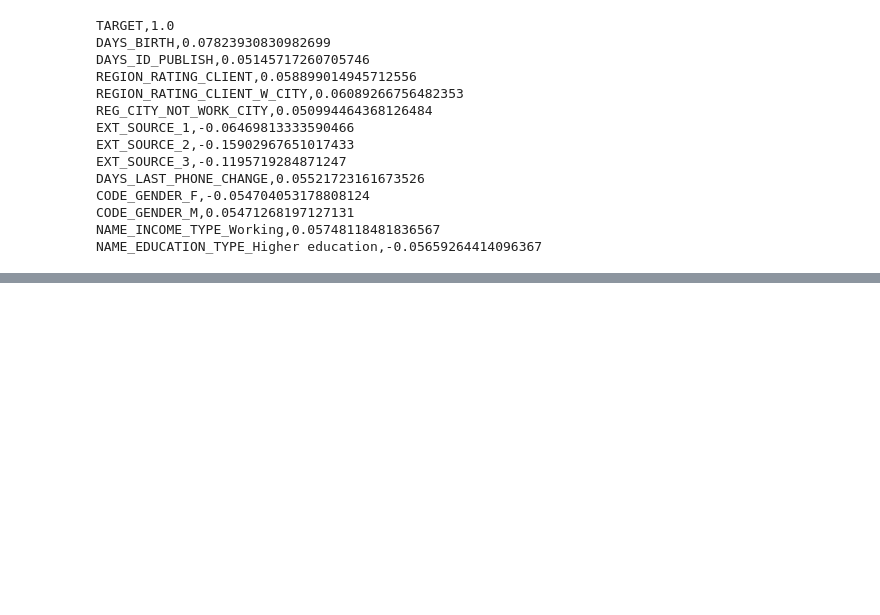
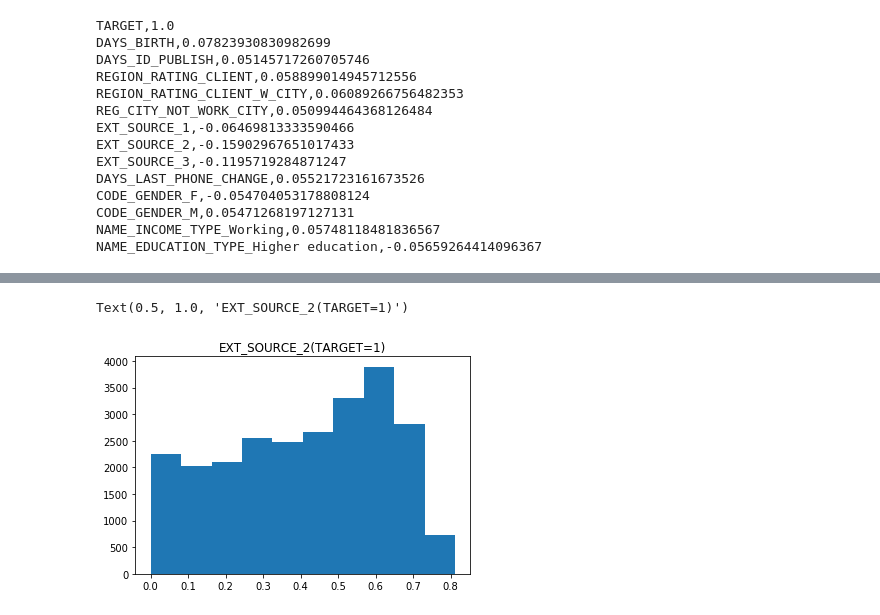
Before and after one commit to nobutatsu-kobayashi/diveintocode-ml, a Jupyter notebook: week3_Class_assignment1.ipynb, the cells around one changed output, grey strips where cells are left out. Cells and saved outputs as stored; diff of their text form; code cells hidden in the pictures; blank space fills up the shorter version.

```diff
--- a/week3_Class_assignment1.ipynb
+++ b/week3_Class_assignment1.ipynb
@@ -357,0 +379,6 @@ EXT_SOURCE_3,-0.1195719284871247
+# %%
+plt.hist(application_mix_1['EXT_SOURCE_2'])
+plt.title('EXT_SOURCE_2(TARGET=1)') #13
+# %% [output]
+Text(0.5, 1.0, 'EXT_SOURCE_2(TARGET=1)')
+[figure, added]
```
Also changed, not shown: parts of 17 cells of this notebook.
